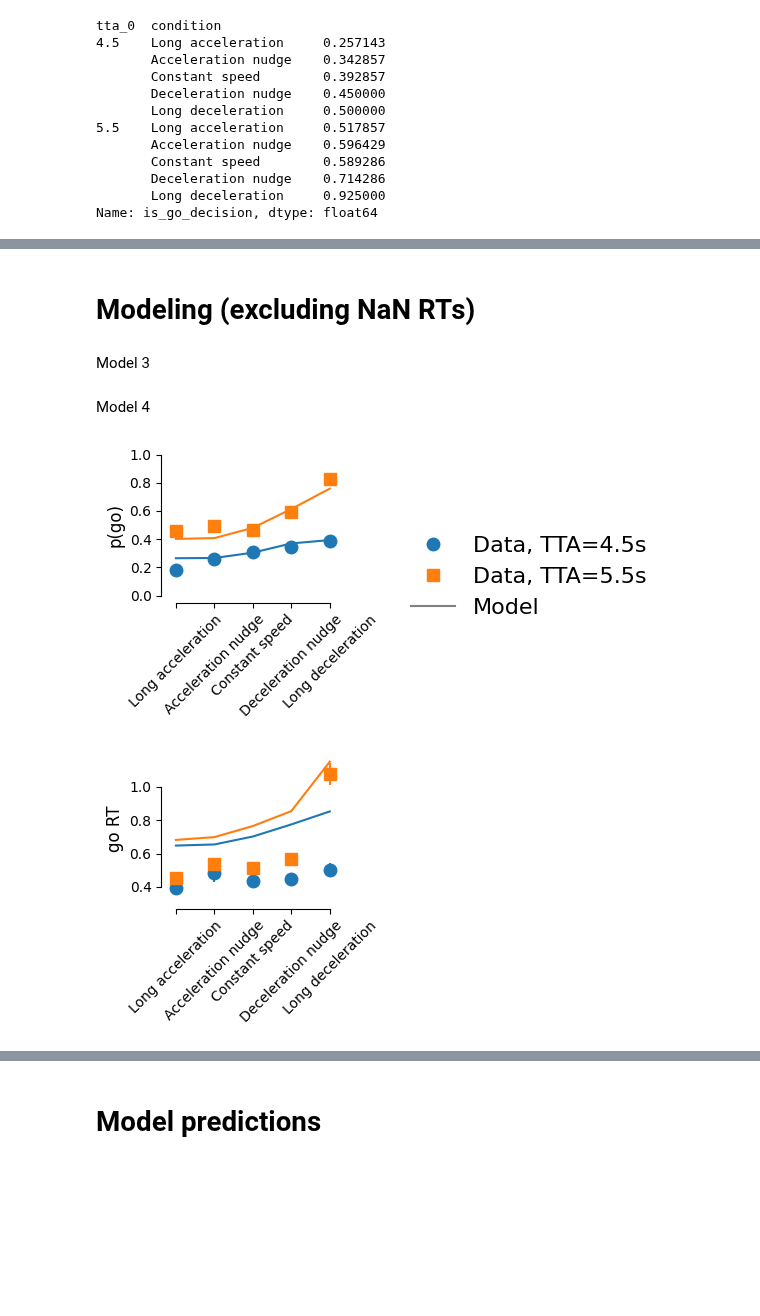
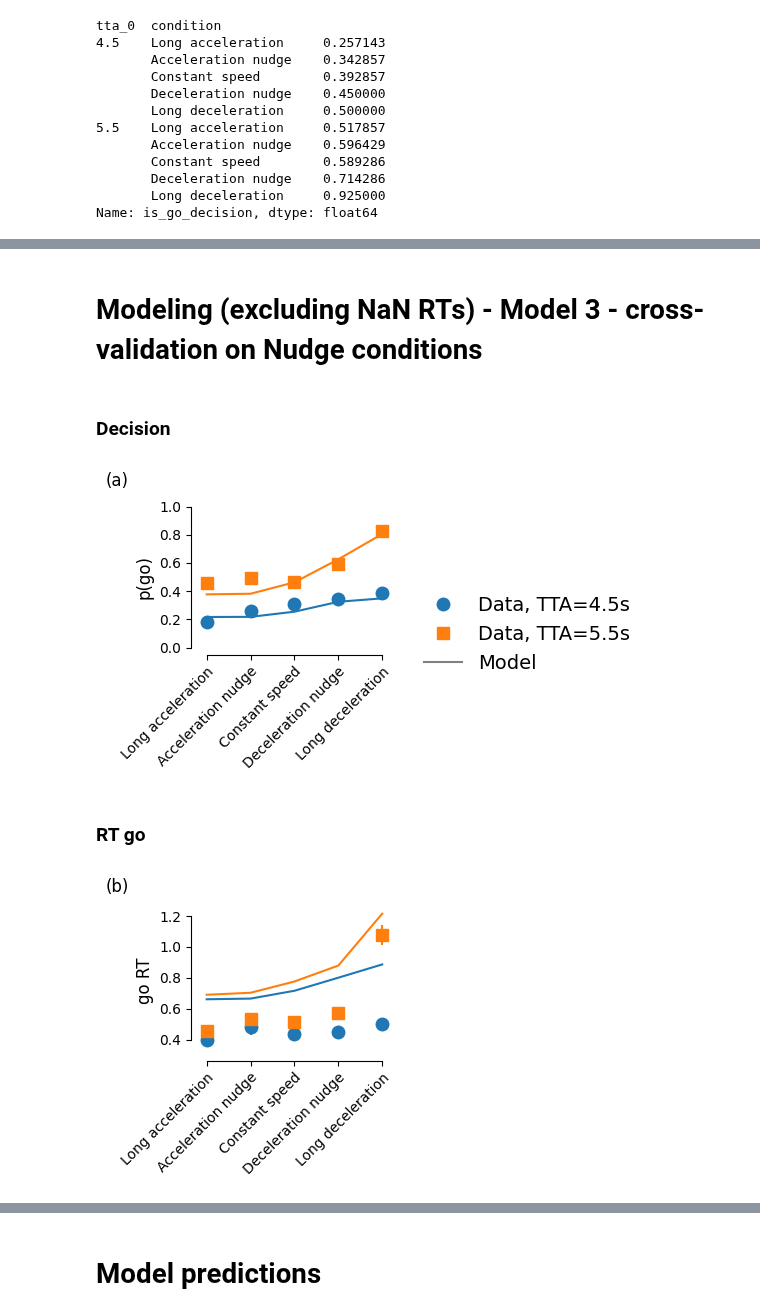
Before and after one commit to tud-hri/nudging-humans-in-traffic, a Jupyter notebook: 04_figures.ipynb, the cells around one changed output, grey strips where cells are left out. Cells and saved outputs as stored; diff of their text form; code cells hidden in the pictures; blank space fills up the shorter version.

```diff
--- a/04_figures.ipynb
+++ b/04_figures.ipynb
@@ -15,7 +15,7 @@ conditions = condition_map.values()
 exp_measures["a_values"] = exp_measures.a_values.apply(ast.literal_eval).apply(tuple)
 exp_measures["condition"] = pd.Categorical(exp_measures["a_values"].map(condition_map), categories=condition_map.values(), ordered=True)
 # %%
-def plot_var_by_condition(exp_measures, model_measures, var, model_label, include_model=True, include_legend=False):
+def plot_var_by_condition(exp_measures, model_measures, var, model_label, include_model=True, include_legend=False, subfigure_label=""):
     tta_conditions = [4.5, 5.5]
     d_0 = 80
     markers=["o", "s"]
@@ -45,8 +45,7 @@ def plot_var_by_condition(exp_measures, model_measures, var, model_label, includ
 
             measures_mean_sem = utils.get_mean_sem(exp_measures_by_condition, var="RT",
                                                    groupby_var="condition", n_cutoff=10).reindex(conditions)
-            ax.errorbar(measures_mean_sem.index, measures_mean_sem["mean"], yerr=measures_mean_sem["sem"],
-                            ls="", marker=marker, ms=9, color=color)
+            ax.errorbar(measures_mean_sem.index, measures_mean_sem["mean"], yerr=measures_mean_sem["sem"], ls="", marker=marker, ms=9, color=color)
             if include_model:
                 ax.plot(model_measures_by_condition.condition, model_measures_by_condition[var], color=color, label=tta)
 
@@ -69,9 +68,9 @@ def plot_var_by_condition(exp_measures, model_measures, var, model_label, includ
             x1, x2 = 2, 3
             y, h, color = psf_ci.p.max() + 0.05, 0.02, "grey"
             ax.plot([x1, x1, x2, x2], [y, y+h, y+h, y], lw=1.5, c=color)
-            ax.text((x1+x2)*.5, y+h, "**", ha='center', va='bottom', color=color)
+            ax.text((x1+x2)*.5, y+h, "***", ha='center', va='bottom', color=color)
     elif var=="is_negative_rating":
-        ylabel = "p(thumbs down)"
+        ylabel = "p(negative rating)"
     elif var=="RT_go":
         ylabel = "go RT"
     elif var=="RT_stay":
@@ -79,8 +78,10 @@ def plot_var_by_condition(exp_measures, model_measures, var, model_label, includ
 
     ax.set_ylabel(ylabel, fontsize=12)
 
+    fig.text(0.0, 1.0, subfigure_label, fontsize=12)
+
     sns.despine(offset=5, trim=True)
-    ax.set_xticklabels(ax.get_xticklabels(), rotation=45)
+    ax.set_xticklabels(ax.get_xticklabels(), rotation=45, ha="right", rotation_mode="anchor")
 
     plt.tight_layout()
 
@@ -90,7 +91,10 @@ def plot_var_by_condition(exp_measures, model_measures, var, model_label, includ
                             for tta_condition, color, marker in zip(tta_conditions, colors, markers)]
                            + ([Line2D([0], [0], color="grey", label="Model")] if include_model else []))
 
-        fig.legend(handles=legend_elements, loc="lower left", bbox_to_anchor=(1.0, 0.32), fontsize=16, frameon=False)
+        if include_model:
+            fig.legend(handles=legend_elements, loc="lower left", bbox_to_anchor=(1.0, 0.32), fontsize=14, frameon=False)
+        else:
+            fig.legend(handles=legend_elements, frameon=False)
     plt.savefig("figures/%s_%s_model_%r.png" % (var, model_label, include_model), bbox_inches="tight")
 # %% [markdown]
 # Experimental results
@@ -187,10 +186,7 @@ plot_var_by_condition(exp_measures, None, var="is_negative_rating", model_label=
 # %% [markdown]
-# Modeling (excluding NaN RTs)
+# Modeling (excluding NaN RTs) - Model 3 - cross-validation on Nudge conditions
-# %% [markdown]
-Model 3
 # %%
-model_label="model_acceleration_dependent"
-model_measures = pd.read_csv("modeling/fit_results_excluded_nan_rt/%s/subj_all_sim_measures.csv" % model_label)
-model_measures["a_values"] = model_measures.a_values.apply(ast.literal_eval).apply(tuple)
+model_label_cv="model_acceleration_dependent_cross_validation"
+model_measures_cv = pd.read_csv("modeling/fit_results_excluded_nan_rt/%s/subj_all_sim_measures.csv" % model_label_cv)
+model_measures_cv["a_values"] = model_measures_cv.a_values.apply(ast.literal_eval).apply(tuple)
+model_measures_cv["condition"] = pd.Categorical(model_measures_cv["a_values"].map(condition_map), categories=condition_map.values(), ordered=True)
-# %% [markdown]
-Model 4
@@ -208,9 +193,12 @@ model_measures["condition"] = pd.Categorical(model_measures["a_values"].map(cond
+# %% [markdown]
+### Decision
 # %%
-plot_var_by_condition(exp_measures[~np.isnan(exp_measures.RT)], model_measures, var="is_go_decision", model_label=model_label,
-                      include_model=True, include_legend=True)
+plot_var_by_condition(exp_measures[~np.isnan(exp_measures.RT)], model_measures_cv, var="is_go_decision", model_label=model_label_cv, include_model=True, include_legend=True, subfigure_label="(a)")
 # %% [output]
-[figure, old version]
+[figure, new version]
+# %% [markdown]
+### RT go
 # %%
-plot_var_by_condition(exp_measures[~np.isnan(exp_measures.RT)], model_measures, var="RT_go", model_label=model_label, include_model=True)
+plot_var_by_condition(exp_measures[~np.isnan(exp_measures.RT)], model_measures_cv, var="RT_go", model_label=model_label_cv, include_model=True, subfigure_label="(b)")
 # %% [output]
-[figure, old version]
+[figure, new version]
```
Also changed, not shown: parts of 10 cells of this notebook, 22 other files.
